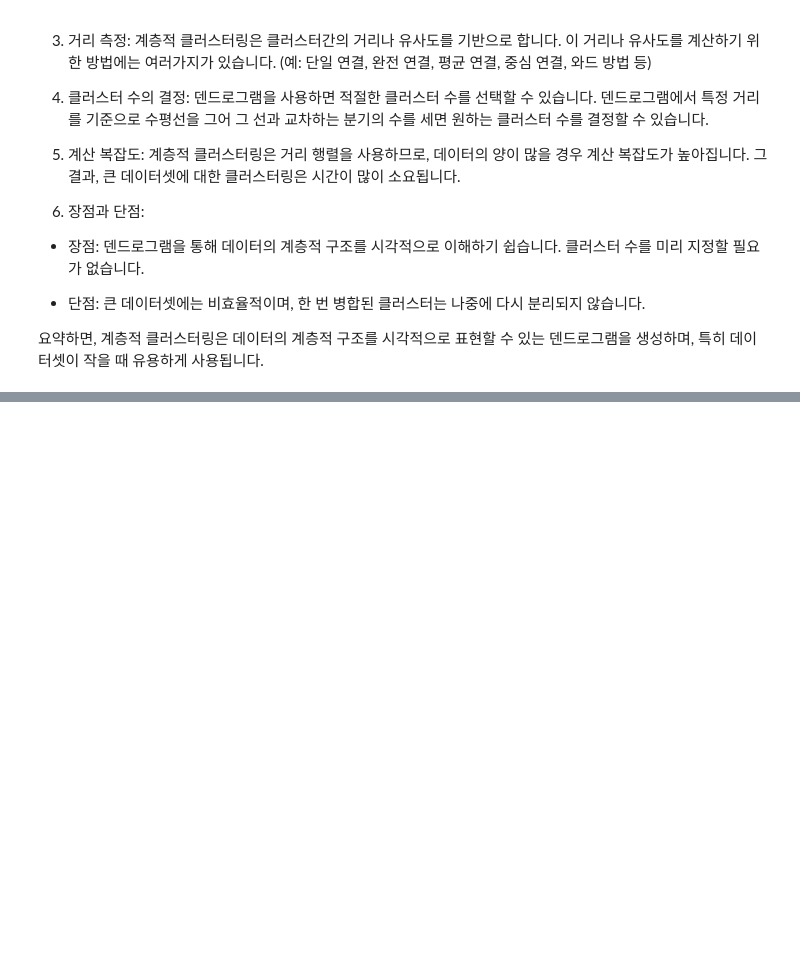
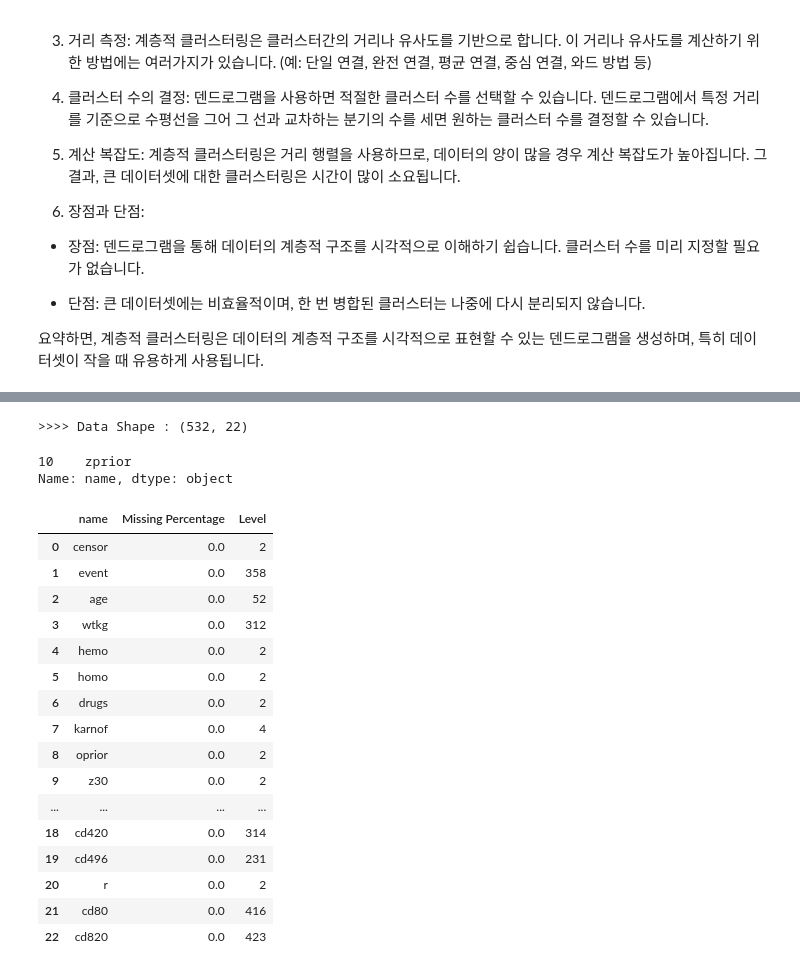
Before and after one commit to jx-dohwan/Study_ML_basics, a Jupyter notebook: Machine learning algorithm by type/Clustering/Hierarchical_Clustering.ipynb, the cells around one changed output, grey strips where cells are left out. Cells and saved outputs as stored; diff of their text form; code cells hidden in the pictures; blank space fills up the shorter version.

```diff
--- a/Machine learning algorithm by type/Clustering/Hierarchical_Clustering.ipynb
+++ b/Machine learning algorithm by type/Clustering/Hierarchical_Clustering.ipynb
@@ -52,0 +74,31 @@ data=pd.read_csv("https://raw.githubusercontent.com/GonieAhn/Data-Science-online
+# %%
+drop_col = summary['name'][(summary['Level'] <= 1) | (summary['Missing Percentage'] >= 0.8)]
+data.drop(columns=drop_col, inplace=True)
+print(">>>> Data Shape : {}".format(data.shape))
+# %% [output]
+>>>> Data Shape : (532, 22)
+# %%
+drop_col
+# %% [output]
+10    zprior
+Name: name, dtype: object
+# %%
+summary
+# %% [output]
+|  | name | Missing Percentage | Level |
+| 0 | censor | 0.0 | 2 |
+| 1 | event | 0.0 | 358 |
+| 2 | age | 0.0 | 52 |
+| 3 | wtkg | 0.0 | 312 |
+| 4 | hemo | 0.0 | 2 |
+| 5 | homo | 0.0 | 2 |
+| 6 | drugs | 0.0 | 2 |
+| 7 | karnof | 0.0 | 4 |
+| 8 | oprior | 0.0 | 2 |
+| 9 | z30 | 0.0 | 2 |
+| ... | ... | ... | ... |
+| 18 | cd420 | 0.0 | 314 |
+| 19 | cd496 | 0.0 | 231 |
+| 20 | r | 0.0 | 2 |
+| 21 | cd80 | 0.0 | 416 |
+| 22 | cd820 | 0.0 | 423 |
```
Also changed, not shown: parts of 9 cells of this notebook.
